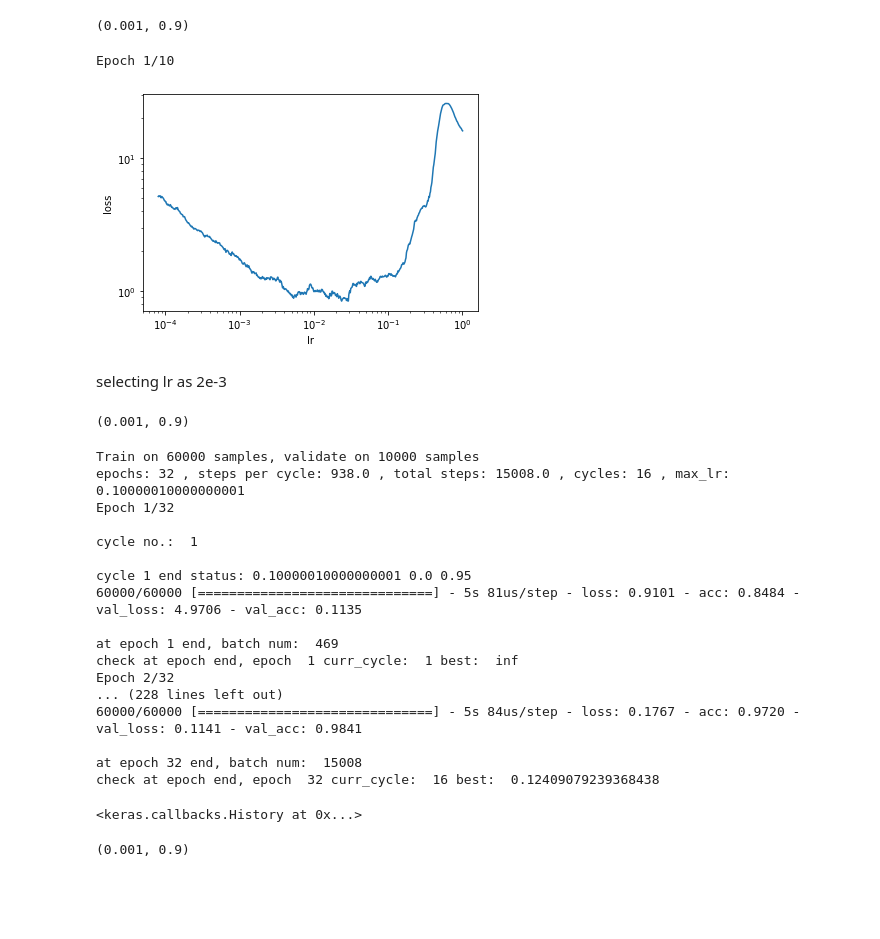
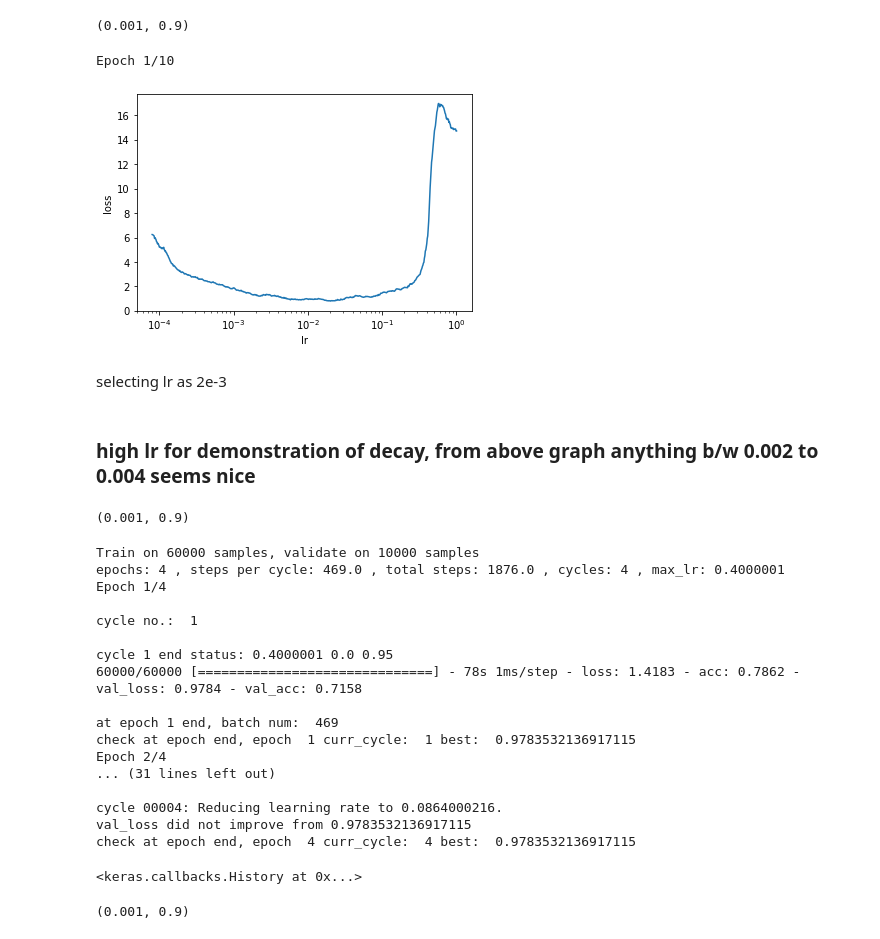
Before and after one commit to nupam/keras-callbacks, a Jupyter notebook: example_usage.ipynb, the cells around one changed output. Drawn from its saved outputs; the diff is of its cells as text; code cells hidden in the pictures; blank space fills up the shorter version.

```diff
--- a/example_usage.ipynb
+++ b/example_usage.ipynb
@@ -136,11 +136,13 @@ K.get_value(model.optimizer.lr), K.get_value(model.optimizer.beta_1)
 # %% [output]
 (0.001, 0.9)
 # %%
-lr_find(model, (x_train, y_train)) ## use generator if using generator insted of data, i.e, (x_train, y_train) and pass parameter, generator=True
+lr_find(model, data=(x_train, y_train)) ## use generator if using generator insted of (x_train, y_train) and pass parameter, generator=True
 # %% [output]
 Epoch 1/10
-[figure, old version]
+[figure, new version]
 # %% [markdown]
 selecting lr as 2e-3
+# %% [markdown]
+### high lr for demonstration of decay, from above graph anything b/w 0.002 to 0.004 seems nice
 # %%
 recorder = RecorderCallback()
@@ -150,25 +152,25 @@ K.get_value(model.optimizer.lr), K.get_value(model.optimizer.beta_1)
 # %% [output]
 (0.001, 0.9)
 # %%
-model.fit(x_train, y_train, batch_size=128, epochs=32, callbacks=[recorder, clr], validation_data=(x_test, y_test))
+model.fit(x_train, y_train, batch_size=128, epochs=4, callbacks=[recorder, clr], validation_data=(x_test, y_test))
 # %% [output]
 Train on 60000 samples, validate on 10000 samples
-epochs: 32 , steps per cycle: 938.0 , total steps: 15008.0 , cycles: 16 , max_lr: 0.10000010000000001
-Epoch 1/32
+epochs: 4 , steps per cycle: 469.0 , total steps: 1876.0 , cycles: 4 , max_lr: 0.4000001
+Epoch 1/4
 
 cycle no.:  1
 
-cycle 1 end status: 0.10000010000000001 0.0 0.95
-60000/60000 [==============================] - 5s 81us/step - loss: 0.9101 - acc: 0.8484 - val_loss: 4.9706 - val_acc: 0.1135
+cycle 1 end status: 0.4000001 0.0 0.95
+60000/60000 [==============================] - 78s 1ms/step - loss: 1.4183 - acc: 0.7862 - val_loss: 0.9784 - val_acc: 0.7158
 
 at epoch 1 end, batch num:  469
-check at epoch end, epoch  1 curr_cycle:  1 best:  inf
-Epoch 2/32
-... (228 lines left out)
-60000/60000 [==============================] - 5s 84us/step - loss: 0.1767 - acc: 0.9720 - val_loss: 0.1141 - val_acc: 0.9841
+check at epoch end, epoch  1 curr_cycle:  1 best:  0.9783532136917115
+Epoch 2/4
+... (31 lines left out)
 
-at epoch 32 end, batch num:  15008
-check at epoch end, epoch  32 curr_cycle:  16 best:  0.12409079239368438
+cycle 00004: Reducing learning rate to 0.0864000216.
+val_loss did not improve from 0.9783532136917115
+check at epoch end, epoch  4 curr_cycle:  4 best:  0.9783532136917115
 <keras.callbacks.History at 0x...>
 # %%
 K.get_value(model.optimizer.lr), K.get_value(model.optimizer.beta_1)
```
Also changed, not shown: parts of 9 cells of this notebook, 1 other file.
